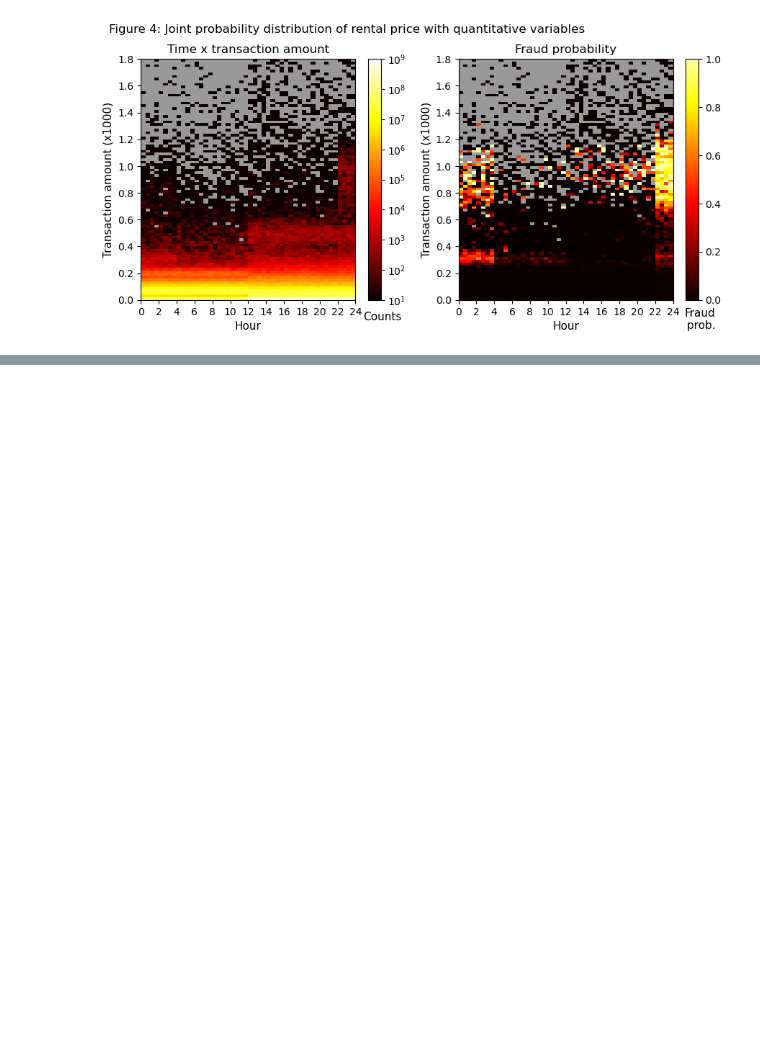
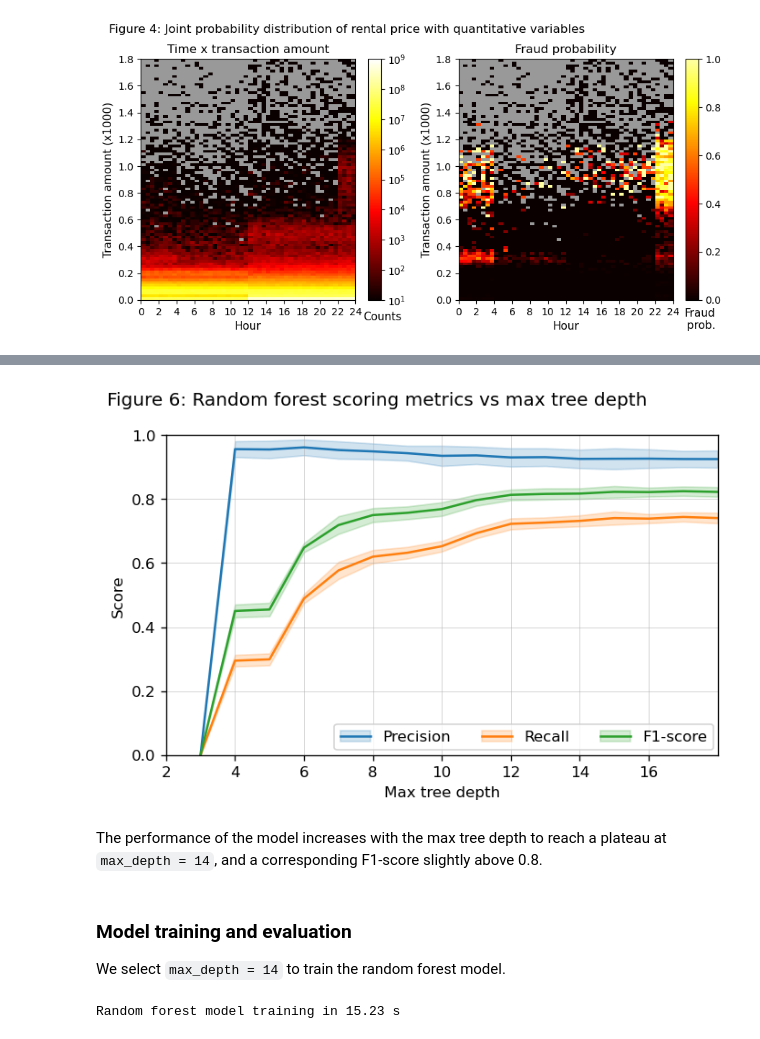
Before and after one commit to netesf13d/jedha-projects, a Jupyter notebook: 2-03-Automatic_Fraud_Detection/Automatic_Fraud_Detection - study.ipynb, the cells around one changed output, grey strips where cells are left out. Saved outputs shown, nothing was run; the diff lists cells and outputs as text; code cells hidden in the pictures; blank space fills up the shorter version.

```diff
--- a/2-03-Automatic_Fraud_Detection/Automatic_Fraud_Detection - study.ipynb
+++ b/2-03-Automatic_Fraud_Detection/Automatic_Fraud_Detection - study.ipynb
@@ -897,0 +699,10 @@ to those obtained by cross-validation (see figure 6).
+# %%
+## Complete pipeline
+lr_model = Pipeline([('column_preprocessing', func_col_preproc),
+                        ('classifier', LogisticRegression(C=1e3))])
+
+## train
+t0 = time.time()
+lr_model.fit(X_tr, y_tr)
+t1 = time.time()
+print(f'Logistic regression training in {t1-t0:.2f} s')
@@ -899,0 +775,66 @@ evaluation_df
+# %%
+## Extract the relevant metrics
+cv_res = rf_clf['classifier'].cv_results_
+prec = cv_res['mean_test_precision']
+std_prec = cv_res['std_test_precision']
+recall = cv_res['mean_test_recall']
+std_recall = cv_res['std_test_recall']
+f1 = cv_res['mean_test_f1']
+std_f1 = cv_res['std_test_f1']
+# %%
+fig6, ax6 = plt.subplots(
+    nrows=1, ncols=1, sharex=True, sharey=False, figsize=(6, 4), dpi=120,
+    gridspec_kw={'left': 0.11, 'right': 0.95, 'top': 0.88, 'bottom': 0.15, 'wspace': 0.22})
+fig6.suptitle("Figure 6: Random forest scoring metrics vs max tree depth",
+              x=0.02, ha='left')
+
+l_prec, = ax6.plot(max_depths, prec, color='C0', label='Precision')
+fill_prec = ax6.fill_between(max_depths, prec-std_prec, prec+std_prec,
+                             color='C0', alpha=0.2)
+l_rec, = ax6.plot(max_depths, recall, color='C1', label='Recall')
+fill_rec = ax6.fill_between(max_depths, recall-std_recall, recall+std_recall,
+                            color='C1', alpha=0.2)
+l_f1, = ax6.plot(max_depths, f1, color='C2', label='F1-score')
+fill_f1 = ax6.fill_between(max_depths, f1-std_f1, f1+std_f1,
+                           color='C2', alpha=0.2)
+
+ax6.set_xlim(2, max(max_depths))
+ax6.set_xticks(np.arange(2, 18, 2))
+ax6.set_xlabel('Max tree depth')
+ax6.set_ylim(0, 1)
+ax6.set_ylabel('Score')
+ax6.grid(visible=True, linewidth=0.3)
+ax6.grid(visible=True, which='minor', linewidth=0.2)
+ax6.legend(handles=[(l_prec, fill_prec), (l_rec, fill_rec), (l_f1, fill_f1)],
+           labels=['Precision', 'Recall', 'F1-score'],
+           loc=(0.305, 0.015), ncols=3)
+
+
+plt.show()
+# %% [output]
+[figure, added]
+# %% [markdown]
+The performance of the model increases with the max tree depth to reach a plateau at `max_depth = 14`, and a corresponding F1-score slightly above 0.8.
+# %% [markdown]
+### Model training and evaluation
+
+We select `max_depth = 14` to train the random forest model.
+# %%
+## Complete pipeline
+rf_model = Pipeline(
+    [('column_preprocessing', tree_col_preproc),
+     ('classifier', RandomForestClassifier(n_estimators=200,
+                                           criterion='gini',
+                                           max_depth=14,
+                                           bootstrap=True,
+                                           n_jobs=4,
+                                           random_state=1234))]
+)
+
+## train
+t0 = time.time()
+rf_model.fit(X_tr, y_tr)
+t1 = time.time()
+print(f'Random forest model training in {t1-t0:.2f} s')
+# %% [output]
+Random forest model training in 15.23 s
```
Also changed, not shown: parts of 96 cells of this notebook, 1 other file.
